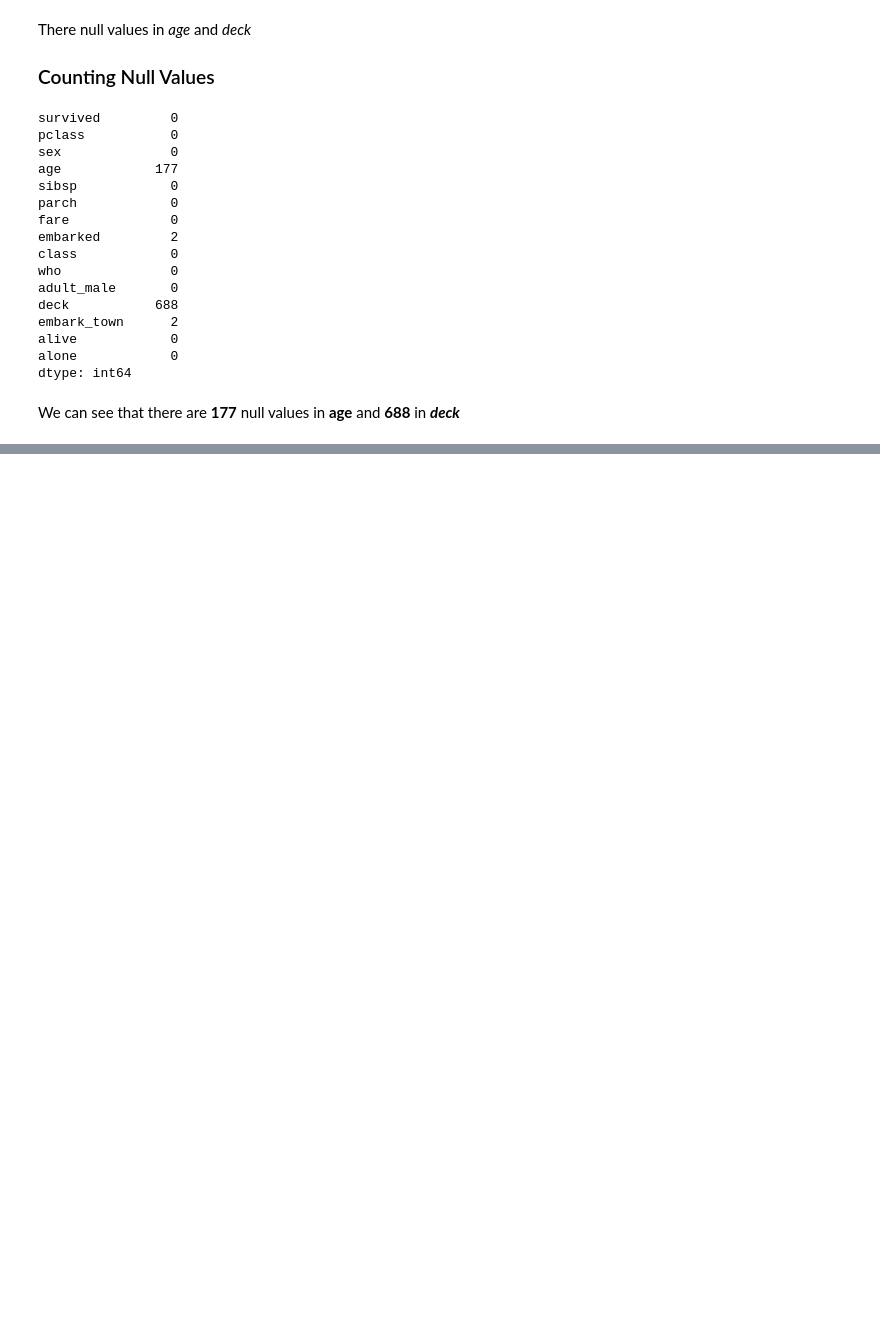
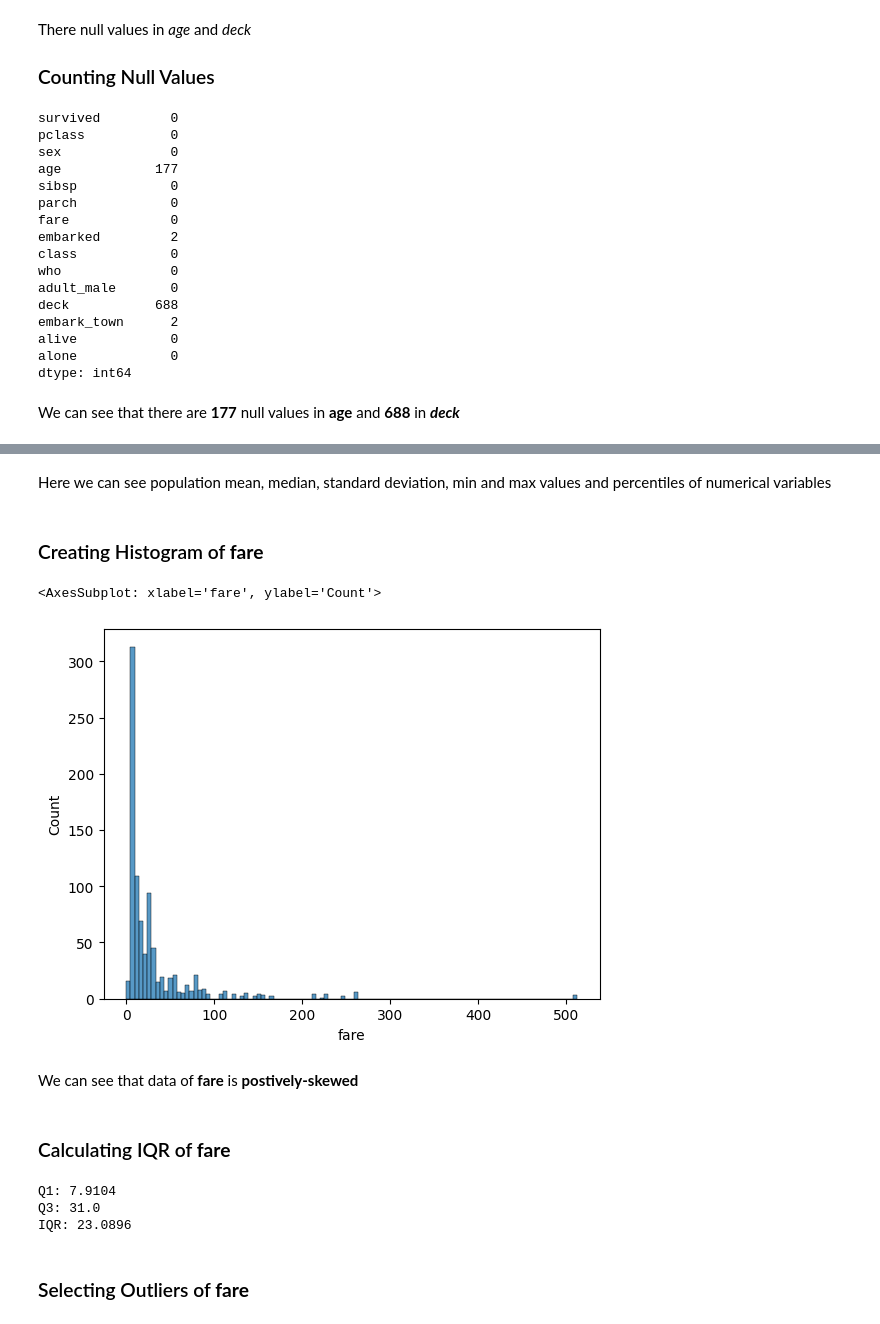
Before and after one commit to SirajAtFiverr/DataScience, a Jupyter notebook: one.ipynb, the cells around one changed output, grey strips where cells are left out. Saved outputs shown, nothing was run; the diff lists cells and outputs as text; code cells hidden in the pictures; blank space fills up the shorter version.

```diff
--- a/one.ipynb
+++ b/one.ipynb
@@ -196,0 +213,28 @@ We can see that there are **177** null values in **age** and **688** in ***deck*
+# %% [markdown]
+Here we can see population mean, median, standard deviation, min and max values and percentiles of numerical variables
+# %% [markdown]
+### Creating Histogram of **fare**
+# %%
+sns.histplot(df.fare)
+# %% [output]
+<AxesSubplot: xlabel='fare', ylabel='Count'>
+[figure, added]
+# %% [markdown]
+We can see that data of **fare** is **postively-skewed**
+# %% [markdown]
+### Calculating IQR of **fare**
+# %%
+Q1 = df['fare'].quantile(0.25)
+print("Q1:", Q1)
+
+Q3 = df['fare'].quantile(.75)
+print("Q3:", Q3)
+
+IQR = Q3 - Q1
+print("IQR:", IQR)
+# %% [output]
+Q1: 7.9104
+Q3: 31.0
+IQR: 23.0896
+# %% [markdown]
+### Selecting Outliers of **fare**
```
Also changed, not shown: parts of 6 cells of this notebook.
